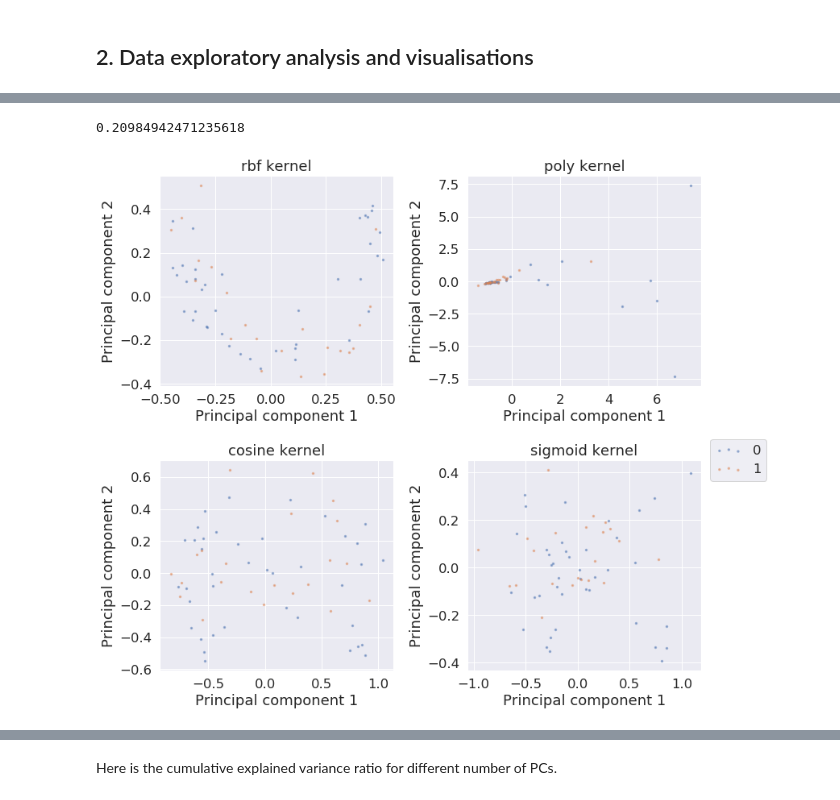
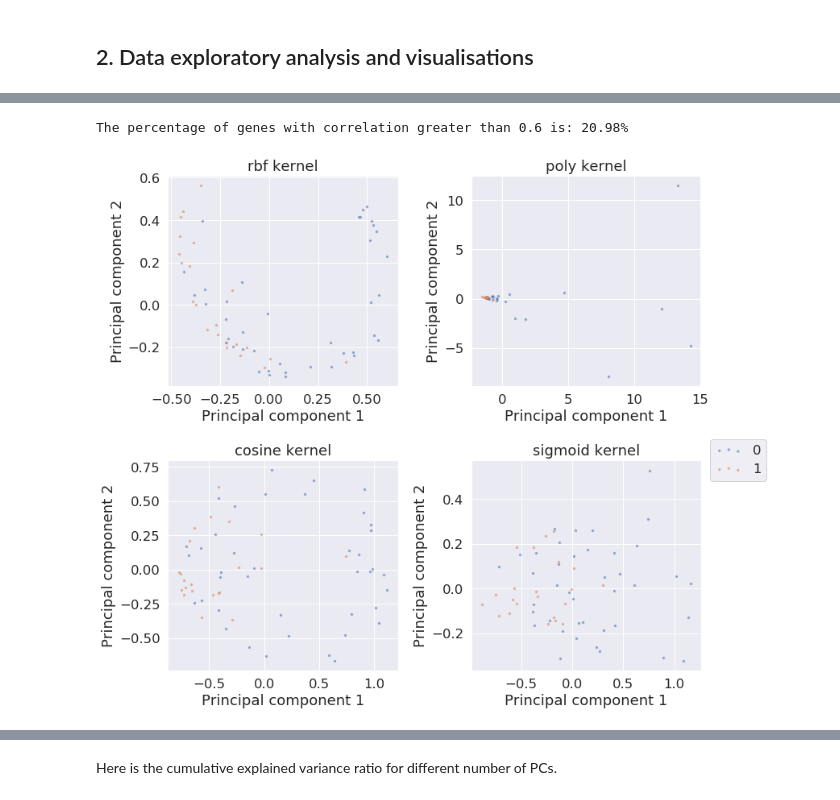
Before and after one commit to hanggun/DME-mini-project, a Jupyter notebook: DME_Group_Assignment.ipynb, the cells around one changed output, grey strips where cells are left out. Cells and saved outputs as stored; diff of their text form; code cells hidden in the pictures.

```diff
--- a/DME_Group_Assignment.ipynb
+++ b/DME_Group_Assignment.ipynb
@@ -25,0 +55,11 @@ from sklearn.naive_bayes import GaussianNB
+# %%
+def ConvertLabels(labels):
+    '''
+    This function is used to convert the label to 0 and 1 range.
+    '''
+
+    column_name = 'label'
+    labels.loc[colon_label[column_name] > 0] = 1
+    labels.loc[colon_label[column_name] < 0] = 0
+
+    return labels
@@ -25,0 +72,17 @@ from sklearn.naive_bayes import GaussianNB
+# %%
+fig, ax = plt.subplots(20,4, figsize=(30,100))
+feature_number = [str(i) for i in range(1, 81)]
+labels_number = [0, 1]
+jj = -1
+for ii, feature in enumerate(feature_number):
+    if ii % 4 == 0:
+        jj += 1
+    for label in labels_number:
+        sns.kdeplot(data_label[data_label['label']==label][feature].values.reshape(-1,), \
+                    ax=ax[jj][ii % 4], label=label)
+jj = -1
+for ii, feature in enumerate(feature_number): # Set band titles
+    if ii % 4 == 0:
+        jj += 1
+    ax[jj][ii % 4].set_title("Gene {}".format(feature))
+plt.show()
@@ -119,10 +98,10 @@ array([[ 0.51292947,  0.23088092,  0.09353633, ..., -0.4496318 ,
 # %%
 corr = np.corrcoef(colon_scale, rowvar = False)
 num = np.sum(corr > 0.6) - 2000
-perc = num / (2000 * 2000 - 2000)
-perc
+perc = round(num / (2000 * 2000 - 2000) * 100, 2)
+print('The percentage of genes with correlation greater than 0.6 is: {}%'.format(perc))
 # %% [output]
-0.20984942471235618
+The percentage of genes with correlation greater than 0.6 is: 20.98%
 # %%
 def scatter_2d_label(X_2d, y, s=2, alpha=0.5, lw=2):
     """Visualuse a 2D embedding with corresponding labels.
@@ -149,18 +128,18 @@ def scatter_2d_label(X_2d, y, s=2, alpha=0.5, lw=2):
 # %%
 #PCA transform 2000 dimension to 2 dimension and plot
 kernels = ['rbf', 'poly', 'cosine', 'sigmoid']
 
 sns.set(font_scale=1.5)
 fig, ax = plt.subplots(2,2,figsize=(12,10))
 for ii, kernel in enumerate(kernels):
-    X_kpca_2d = KernelPCA(n_components=2, kernel=kernel).fit_transform(colon_scale)
+    X_kpca_2d = KernelPCA(n_components=2, kernel=kernel).fit_transform(colon_select_scale)
     plt.subplot(2,2,ii+1)
     scatter_2d_label(X_kpca_2d, colon_label)
     plt.title('{} kernel'.format(kernel))
     plt.xlabel('Principal component 1')
     plt.ylabel('Principal component 2')
 plt.legend(loc='center left', bbox_to_anchor=[1.01, 1.], scatterpoints=3)
 fig.tight_layout()
 plt.show()
 # %% [output]
-[figure, old version]
+[figure, new version]
```
Also changed, not shown: parts of 36 cells of this notebook.
